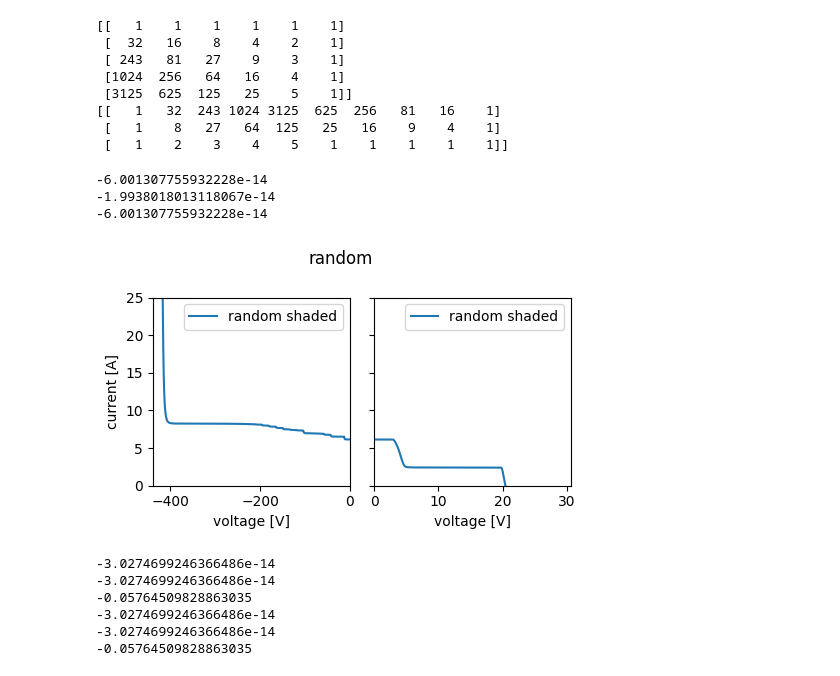
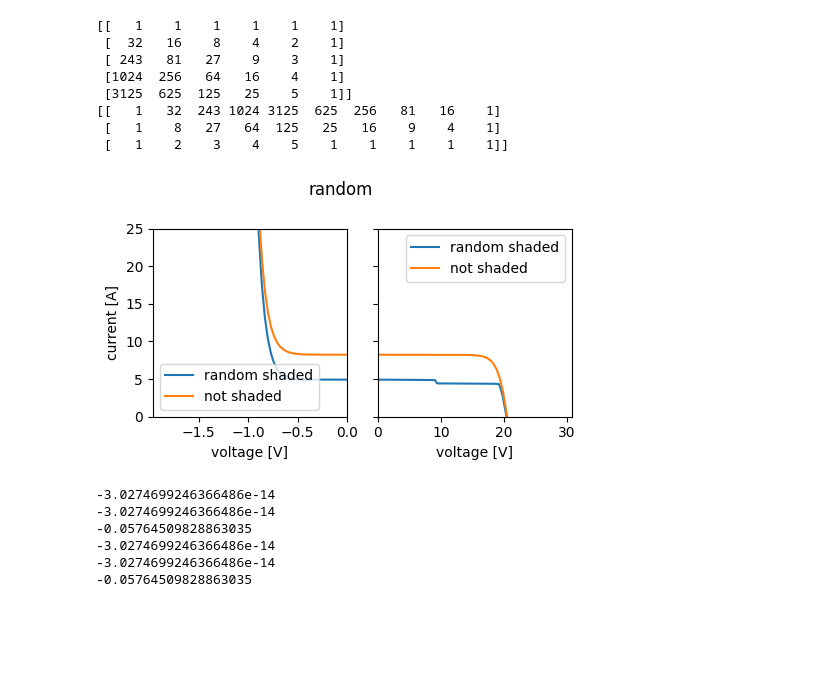
Before and after one commit to Snasgul/influence-trees-on-solar, a Jupyter notebook: pvlib-test.ipynb, the cells around one changed output. Drawn from its saved outputs; the diff is of its cells as text; code cells hidden in the pictures; blank space fills up the shorter version.

Commit message:
yeah! finished solarmodule calculations from tree image, fixed bugs

```diff
--- a/pvlib-test.ipynb
+++ b/pvlib-test.ipynb
@@ -121,7 +121,7 @@ def interpolate_v(df, i):
 # %%
 def interpolate_i(df, v):
     """convenience wrapper around scipy.interpolate.interp1d"""
-    f_interp = interp1d(np.flipud(df['v']), np.flipud(df['i']), kind='linear',
+    f_interp = interp1d(df['v'], df['i'], kind='linear',
                         fill_value='extrapolate')
     return f_interp(v)
 # %%
@@ -152,7 +150,9 @@ def assemble_parallel(curves):
 
     for curve in curves:
         v_min = min(v_min, curve['v'].min())
-        v_max = max(v_min, curve['v'].max())
+        v_max = max(v_max, curve['v'].max())
+
+    v_min = max(v_min, -5)
 
     v = np.linspace(v_min, v_max, 1000)
 
@@ -237,29 +237,27 @@ def simulate_module_test(cell_parameters, poa_direct, poa_diffuse, Tcell,
     #print(np.array([full_substring_curve_shaded, full_substring_curve_lit]).shape)
     return substring_curve
 # %%
-def simulate_module_shaded(shadow_arr, poa_direct, poa_diffuse, Tcell,):
+def simulate_module_shaded(shadow_arr, poa_direct=800, poa_diffuse=200, Tcell=25,):
 
     shadow_module = arr_to_module(shadow_arr)
 
     iv_strings = []
     for string in shadow_module:
-        # assemble_parallel([assemble_serial(simulate_full_curves(cell_parameters, string * poa_direct + poa_diffuse, Tcell)), bypass_diode()])
-        iv_strings.append(assemble_serial(simulate_full_curves(cell_parameters, string * poa_direct + poa_diffuse, Tcell)))
+        iv_strings.append(assemble_parallel([assemble_serial(simulate_full_curves(cell_parameters, string * poa_direct + poa_diffuse, Tcell)), bypass_diode()]))
+        #iv_strings.append(assemble_serial(simulate_full_curves(cell_parameters, string * poa_direct + poa_diffuse, Tcell)))
 
     iv_module = assemble_serial(iv_strings)
     return iv_module
 
 
 
 
-test = 1- np.random.random((7,4))**5
+test = 1- np.random.random((7,4))**7
+test2 = np.ones((7,4))
 
-ax = plot_curves([simulate_module_shaded(test, 800, 200, 25)], labels=['random shaded'], title='random')
+ax = plot_curves([simulate_module_shaded(test, 800, 200, 25), simulate_module_shaded(test2, 800, 200, 25)], labels=['random shaded', 'not shaded'], title='random')
 # %% [output]
--6.001307755932228e-14
--1.9938018013118067e-14
--6.001307755932228e-14
-[figure, old version]
+[figure, new version]
 # %%
 kwargs = {
     'cell_parameters': cell_parameters,
```
Also changed, not shown: parts of 1 cell of this notebook, 2 other files.
